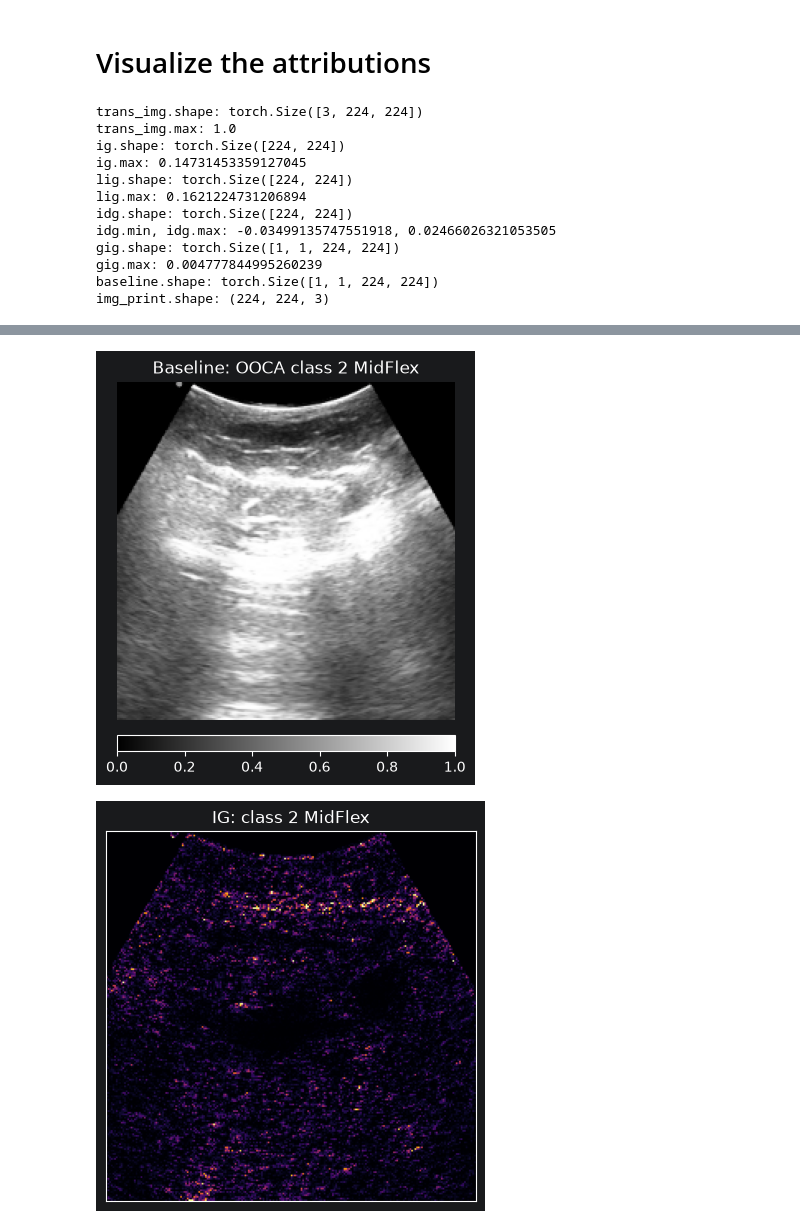
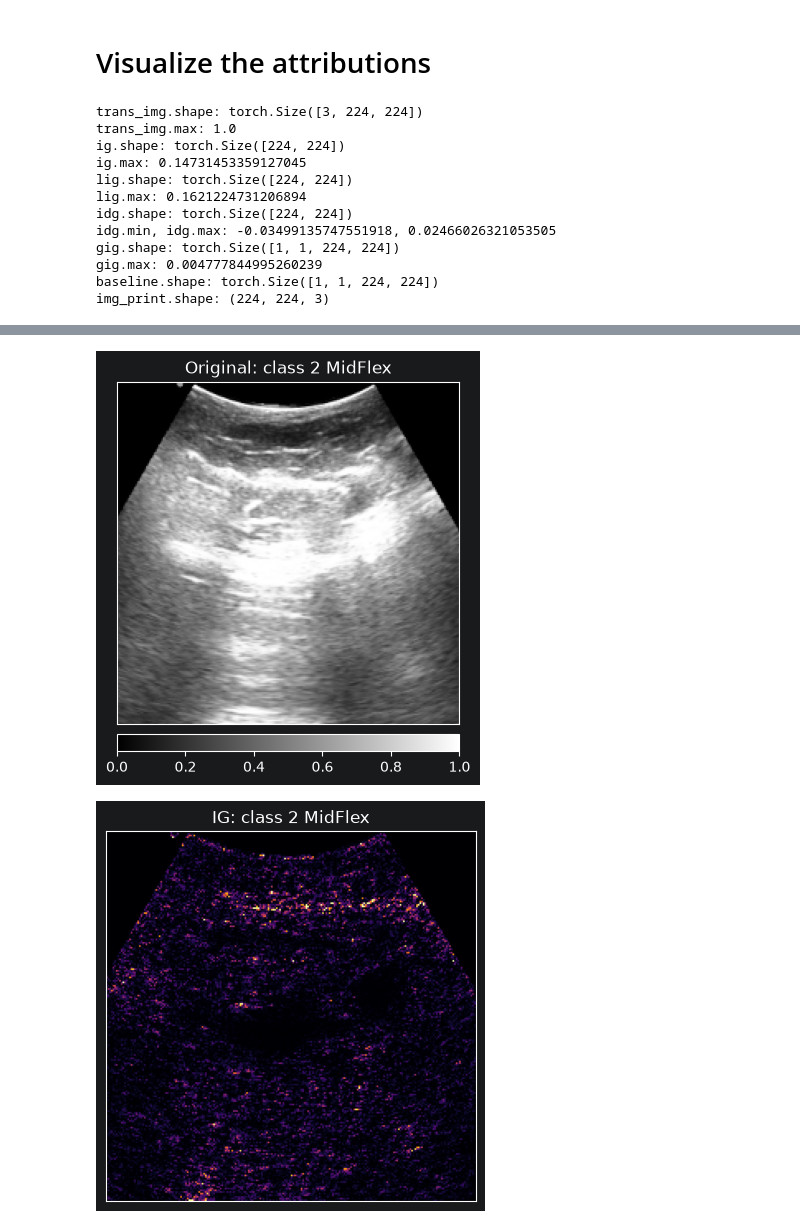
Before and after one commit to rickgladwin/Integrated-Decision-Gradients, a Jupyter notebook: IDG/example_ultrasound.ipynb, the cells around one changed output, grey strips where cells are left out. Drawn from its saved outputs; the diff is of its cells as text; code cells hidden in the pictures.

Commit message:
save baseline and original image plots, generate attribution and attention maps for gesture class 2

```diff
--- a/IDG/example_ultrasound.ipynb
+++ b/IDG/example_ultrasound.ipynb
@@ -869,22 +869,23 @@ class_title_suffix: str = f"class {target_class} {test_class}"
 
 ################################
 
-# baseline plot
-fib_b, ax_b = plt.subplots()
-# fig_b, (ax_b, cax_b) = plt.subplots(2, 1, gridspec_kw={'height_ratios': [20, 1]})
+if False:
+    # baseline plot
+    fib_b, ax_b = plt.subplots()
+    # fig_b, (ax_b, cax_b) = plt.subplots(2, 1, gridspec_kw={'height_ratios': [20, 1]})
 
-im_b = ax_b.imshow(baseline_numpy, cmap="gray", vmin=0, vmax=1)
-plt.title(f"Baseline: OOCA {class_title_suffix}")
-plt.axis('off')
-# Split the axes to cleanly append the colorbar at the bottom
-divider_b = make_axes_locatable(ax_b)
-cax_b = divider_b.append_axes("bottom", size="5%", pad=0.15)
+    im_b = ax_b.imshow(baseline_numpy, cmap="gray", vmin=0, vmax=1)
+    plt.title(f"Baseline: OOCA {class_title_suffix}")
+    plt.axis('off')
+    # Split the axes to cleanly append the colorbar at the bottom
+    divider_b = make_axes_locatable(ax_b)
+    cax_b = divider_b.append_axes("bottom", size="5%", pad=0.15)
 
-# fig_b.colorbar(im_b, cax=cax_b, orientation='horizontal')
-plt.colorbar(im_b, cax=cax_b, orientation='horizontal')
+    # fig_b.colorbar(im_b, cax=cax_b, orientation='horizontal')
+    plt.colorbar(im_b, cax=cax_b, orientation='horizontal')
 
-plt.show()
-plt.close()
+    plt.show()
+    plt.close()
 
 ##########################
 
@@ -910,22 +911,22 @@ plt.close()
 # plot original image
 
 # @@@@@@@@@@@@@@@@@@@@@@@@@@@@@@@@@@
+if False:
+    fib_o, ax_o = plt.subplots()
+    im_o = ax_o.imshow(img_print, cmap="gray", vmin=0, vmax=1)
+    plt.title(f"Baseline: OOCA {class_title_suffix}")
+    plt.axis('off')
+    # ax_o.axis('off')
+    # divider_o = make_axes_locatable(ax_o)
+    # Split the axes to cleanly append the colorbar at the bottom
+    divider_o = make_axes_locatable(ax_o)
+    cax_o = divider_o.append_axes("bottom", size="5%", pad=0.15)
 
-fib_o, ax_o = plt.subplots()
-im_o = ax_o.imshow(img_print, cmap="gray", vmin=0, vmax=1)
-plt.title(f"Baseline: OOCA {class_title_suffix}")
-plt.axis('off')
-# ax_o.axis('off')
-# divider_o = make_axes_locatable(ax_o)
-# Split the axes to cleanly append the colorbar at the bottom
-divider_o = make_axes_locatable(ax_o)
-cax_o = divider_o.append_axes("bottom", size="5%", pad=0.15)
+    # fig_o.colorbar(im_o, cax=cax_o, orientation='horizontal')
+    plt.colorbar(im_o, cax=cax_o, orientation='horizontal')
 
-# fig_o.colorbar(im_o, cax=cax_o, orientation='horizontal')
-plt.colorbar(im_o, cax=cax_o, orientation='horizontal')
-
-plt.show()
-plt.close()
+    plt.show()
+    plt.close()
 # ----
 
 # fig_o, ax_o = viz.visualize_image_attr(img_print,
@@ -1169,6 +1170,44 @@ if False:
 
 # end TEST
 
+#### baseline
+
+fig, _ = viz.visualize_image_attr(attr=baseline_numpy,
+                                  original_image=baseline_numpy,
+                                  # method='original_image',
+                                  method='heat_map',
+                                  # method='blended_heat_map',
+                                  title=f"Baseline: OOCA {class_title_suffix}",
+                                  cmap="gray",
+                                  sign='absolute_value',
+                                  show_colorbar=True,
+                                  plt_fig_axis = plt.subplots(1, 1))
+
+if save_attribution_plots:
+    baseline_plot_filename: str = f"idg_attrib_map_{test_class}_{target_class}_baseline_{file_datetime}"
+    baseline_plot_filepath: str = os.path.join(attribution_plots_file_path, baseline_plot_filename)
+    fig.savefig(baseline_plot_filepath, dpi=150)
+#### end baseline
+
+#### original image
+fig, _ = viz.visualize_image_attr(attr=img_print,
+                                  original_image=img_print,
+                                  # method='original_image',
+                                  method='heat_map',
+                                  # method='blended_heat_map',
+                                  title=f"Original: {class_title_suffix}",
+                                  cmap="gray",
+                                  sign='absolute_value',
+                                  show_colorbar=True,
+                                  plt_fig_axis = plt.subplots(1, 1))
+
+if save_attribution_plots:
+    orig_plot_filename: str = f"idg_attrib_map_{test_class}_{target_class}_orig_{file_datetime}"
+    orig_plot_filepath: str = os.path.join(attribution_plots_file_path, orig_plot_filename)
+    fig.savefig(orig_plot_filepath, dpi=150)
+#### end original image
+
+
 # fig1, (ax1, ax2) = plt.subplots(1, 2, figsize=(8, 4))
 
 # fig, _ = viz.visualize_image_attr(ig_print,
@@ -1230,7 +1269,7 @@ fig, _ = viz.visualize_image_attr(idg_print,
                                   plt_fig_axis = plt.subplots(1, 1))
 
 if save_attribution_plots:
-    idg_overlay_plot_filename: str = f"idg_attrib_map_overlay_{test_class}_{target_class}_{file_datetime}"
+    idg_overlay_plot_filename: str = f"idg_attrib_map_{test_class}_{target_class}_overlay_{file_datetime}"
     idg_overlay_plot_filepath: str = os.path.join(attribution_plots_file_path, idg_overlay_plot_filename)
     fig.savefig(idg_overlay_plot_filepath, dpi=150)
 
@@ -1293,4 +1332,4 @@ img_print.shape: (224, 224, 3)
-[figure, old version]
+[figure, new version]
 [figure]
 [figure]
 [figure]
```
Also changed, not shown: parts of 2 cells of this notebook, 12 other files.
